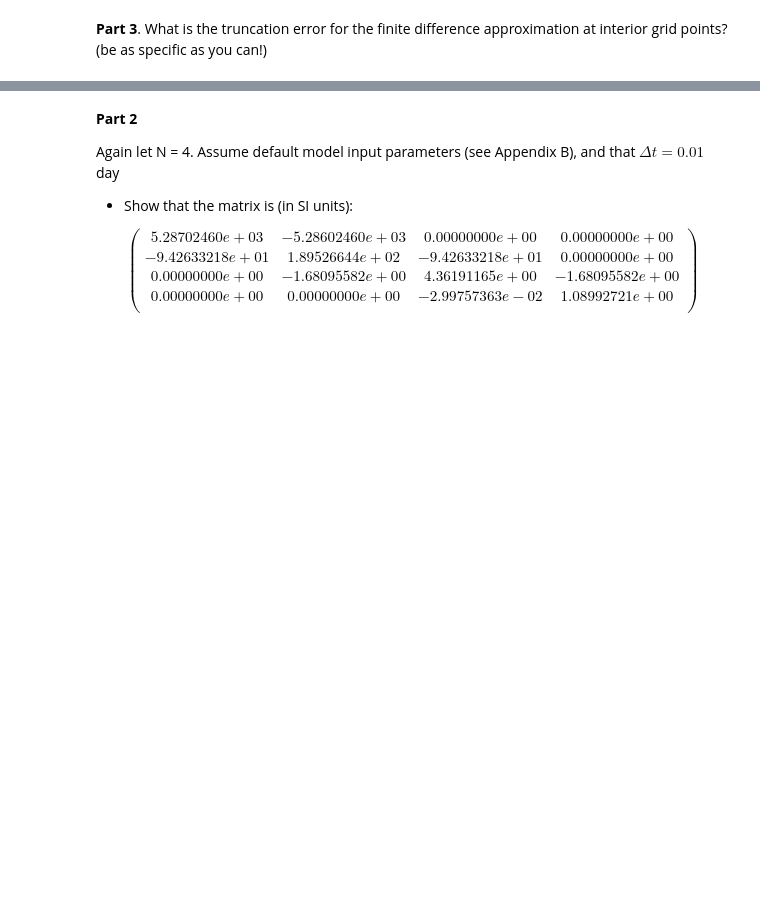
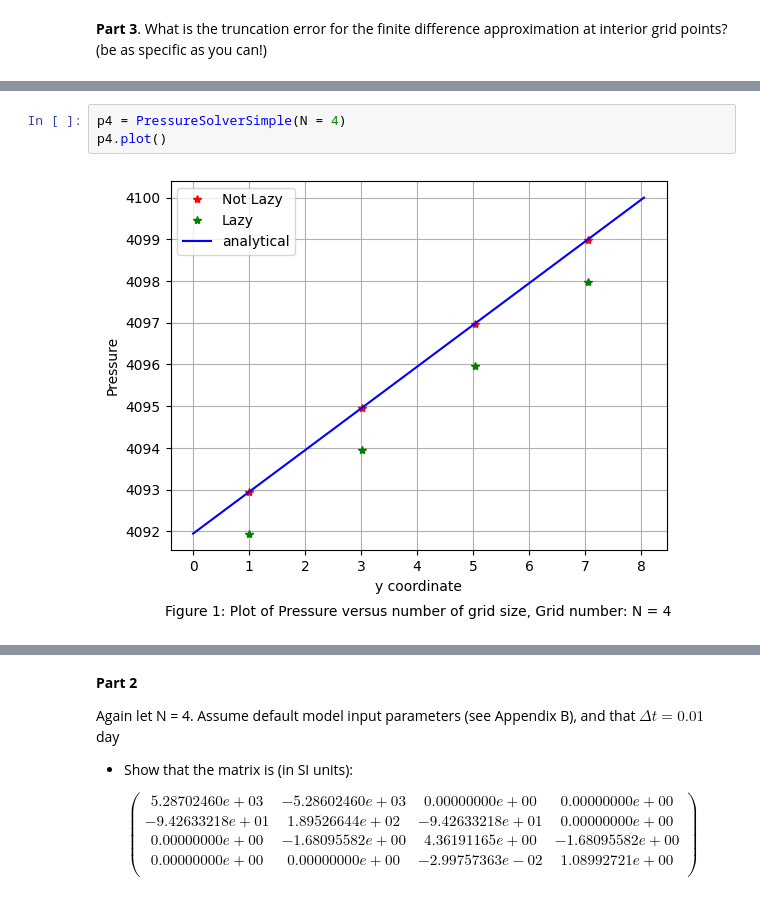
Before and after one commit to waves-stats/MOD_510_2023_autumn, a Jupyter notebook: Jing/project2_Jing.ipynb, the cells around one changed output, grey strips where cells are left out. Drawn from its saved outputs; the diff is of its cells as text; blank space fills up the shorter version.

```diff
--- a/Jing/project2_Jing.ipynb
+++ b/Jing/project2_Jing.ipynb
@@ -91,0 +324,5 @@ $$\begin{pmatrix}
+# %%
+p4 = PressureSolverSimple(N = 4)
+p4.plot()
+# %% [output]
+[figure, added]
```
Also changed, not shown: parts of 20 cells of this notebook.
